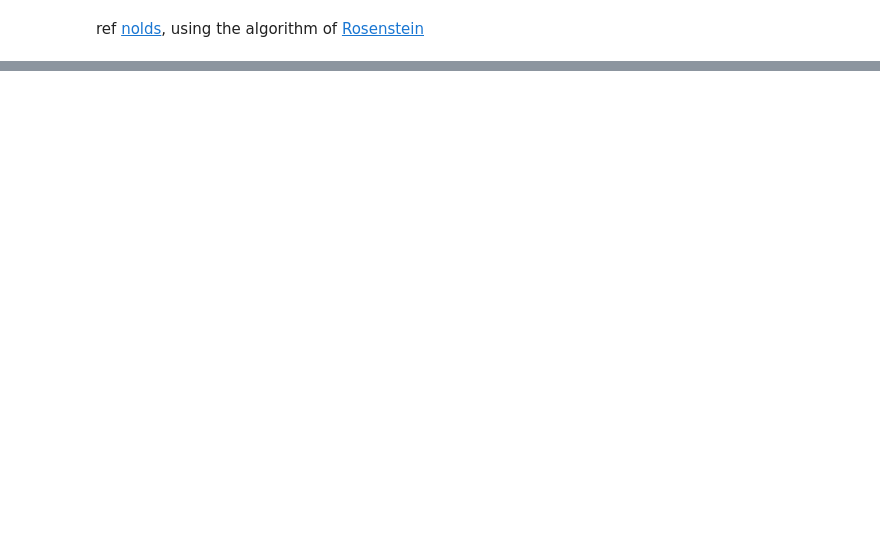
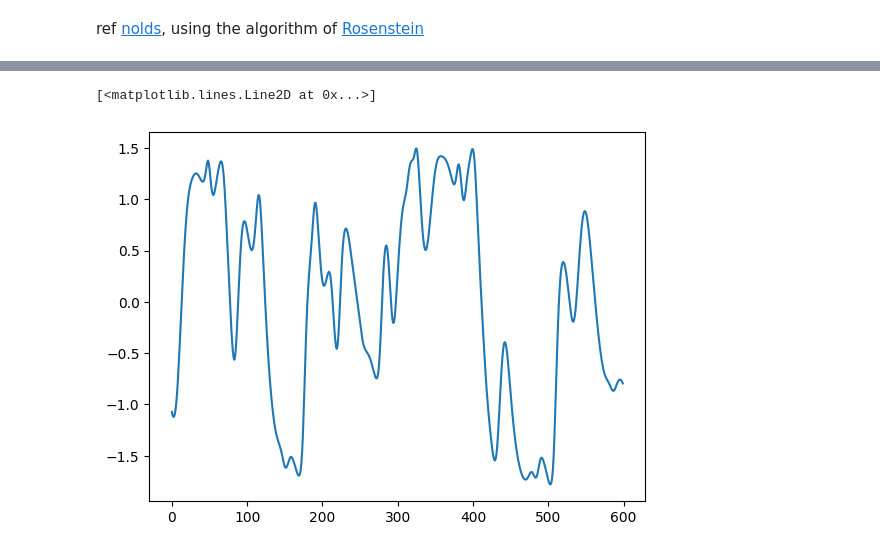
Before and after one commit to zyllab/TTMs_try, a Jupyter notebook: If_TTM_learn_chaos/test_measure_of_chaos/test.ipynb, the cells around one changed output, grey strips where cells are left out. Cells and saved outputs as stored; diff of their text form; code cells hidden in the pictures; blank space fills up the shorter version.

```diff
--- a/If_TTM_learn_chaos/test_measure_of_chaos/test.ipynb
+++ b/If_TTM_learn_chaos/test_measure_of_chaos/test.ipynb
@@ -43,0 +149,9 @@ Error:
+# %%
+_,X = MG_generate_interp(x0 =0.2,tau=100)
+# %%
+X_tru= X[::100][7200:7800]
+X_tru = (X_tru - np.mean(X_tru))/np.std(X_tru)
+plt.plot(X_tru)
+# %% [output]
+[<matplotlib.lines.Line2D at 0x...>]
+[figure, added]
```
Also changed, not shown: parts of 18 cells of this notebook, 4 other files.
